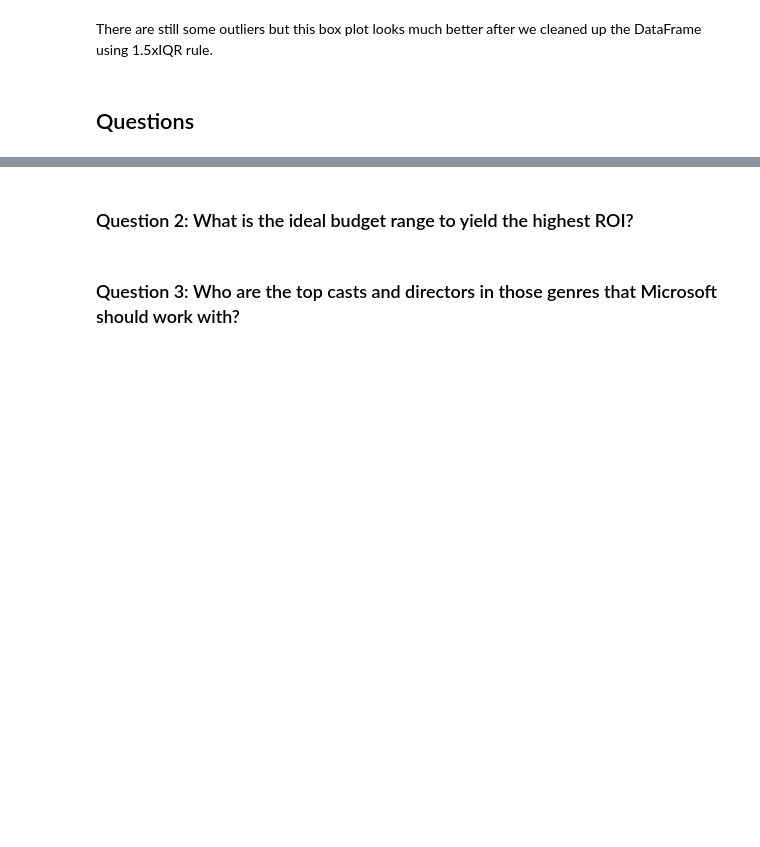
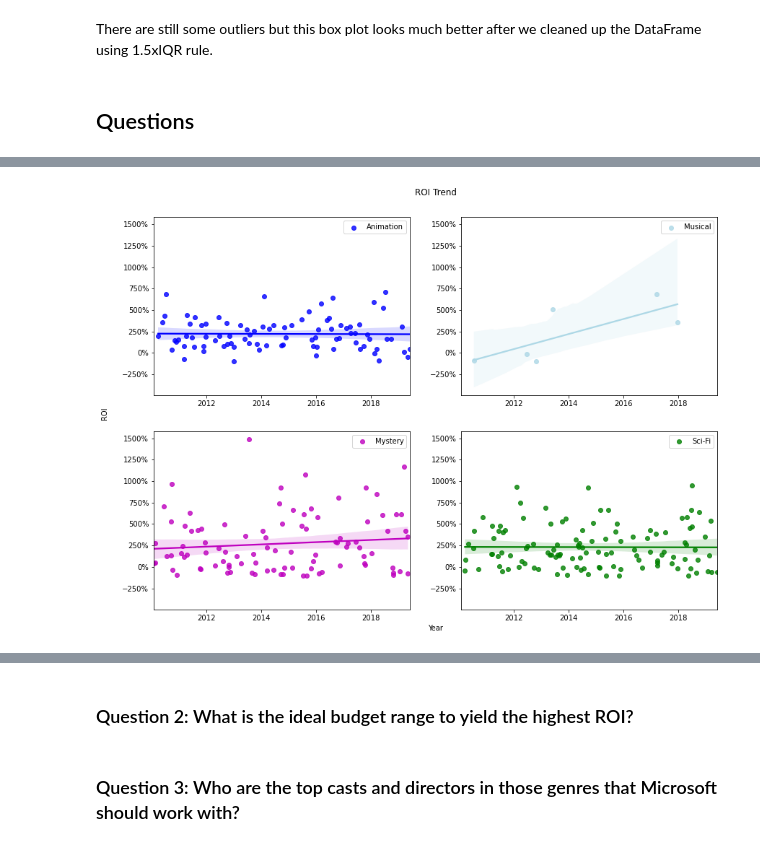
Before and after one commit to jennifernha/Microsoft-Movie-Analysis, a Jupyter notebook: Microsoft Movie Analysis.ipynb, the cells around one changed output, grey strips where cells are left out. Drawn from its saved outputs; the diff is of its cells as text; code cells hidden in the pictures; blank space fills up the shorter version.

```diff
--- a/Microsoft Movie Analysis.ipynb
+++ b/Microsoft Movie Analysis.ipynb
@@ -619,0 +720,4 @@ There are still some outliers but this box plot looks much better after we clean
+# %%
+top_genres = list(median_ROI_genre[:4].index)
+
+top_genres
@@ -619,0 +726,77 @@ There are still some outliers but this box plot looks much better after we clean
+# %%
+#remove duplicate genres by movie
+trend_df = df[~df.duplicated(subset=['tconst', 'genres'])]
+
+#get a date ordinal version of the release date so we can rename the x axis later
+trend_df['date_ordinal'] = pd.to_datetime(plot_df['release_date']).apply(lambda date: date.toordinal())
+
+#create a 4x4 subplot & set same x and y axes on all plots
+fig, axs = plt.subplots(2, 2, figsize = (14,10), sharex=True, sharey=True)
+
+#choose colors to be used
+colors = ['b', 'lightblue', 'm', 'g']
+
+#create tick marks from 2012 to 2020, with 2 year interval.
+ticks = []
+
+for year in range(2012, 2020, 2):
+
+    #YYYY-01-01
+    year = '-'.join([str(year),'01','01'])
+
+    #append date ordinal of year to ticks
+    ticks.append(pd.to_datetime(year).toordinal())
+
+#create labels for x axis
+x_labels = [dt.date.fromordinal(int(year)).year for year in ticks]
+
+
+#create the subplots
+for i in range(len(top_genres)):
+    ax = axs[i//2][i%2]
+    sns.regplot(data = trend_df[trend_df['genres'] == top_genres[i]],
+                x = 'date_ordinal',
+                y = 'ROI',
+                color = colors[i],
+                label = top_genres[i],
+                ax = ax)
+
+    #label each boxplot
+    ax.legend()
+
+    #set our x axis tick marks with ticks
+    ax.set_xticks(ticks)
+
+    #use the created x_labels for x-label
+    ax.set_xticklabels(x_labels)
+
+    #hide axis labels on subplots - we will create axis labels for the fig
+    ax.xaxis.label.set_visible(False)
+    ax.yaxis.label.set_visible(False)
+
+    #set tick parameters for subplots
+    ax.tick_params( bottom = True,
+                    left = True,
+                    labelbottom = True,
+                    labelleft = True,
+                    direction = 'out')
+
+    # add % to y-labels
+    ax.yaxis.set_major_formatter(mtick.PercentFormatter())
+
+
+#set subplot grid paratmeters
+fig.add_subplot(1,1,1, frameon = False)
+
+#set plot tick parameters
+plt.tick_params(labelcolor='none', top=False, bottom=False, left=False, right=False)
+
+#add a title for the plot
+plt.title('ROI Trend', pad=30)
+
+#add labels for x and y axes for the plot
+plt.ylabel("ROI", labelpad=40)
+plt.xlabel("Year")
+
+;
+# %% [output]
@@ -619,0 +809 @@ There are still some outliers but this box plot looks much better after we clean
+[figure, added]
```
Also changed, not shown: parts of 20 cells of this notebook.
